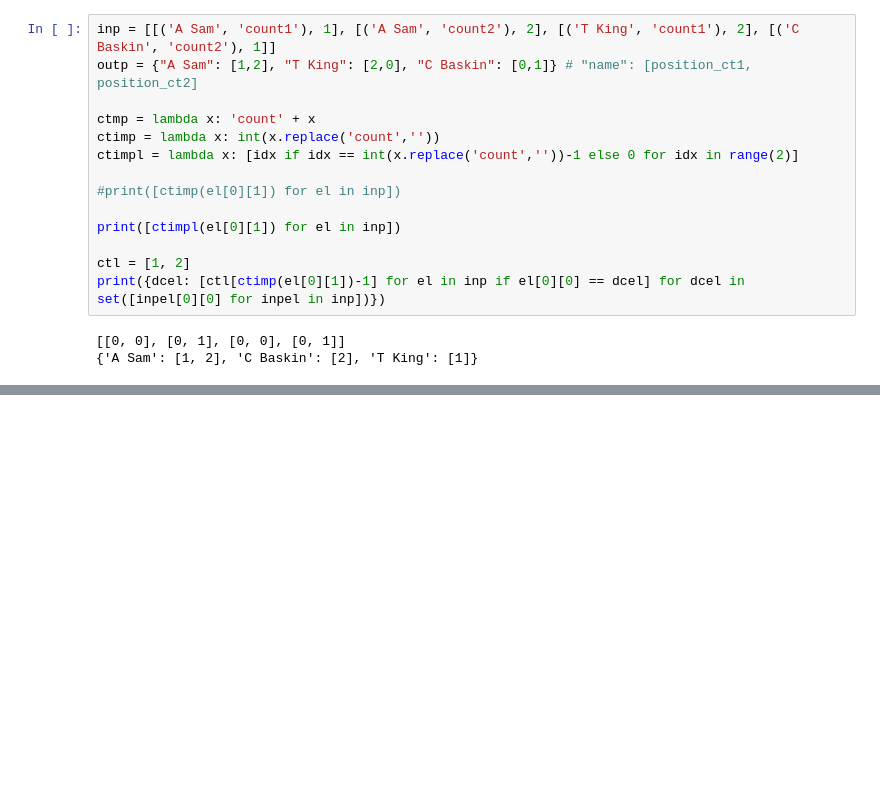
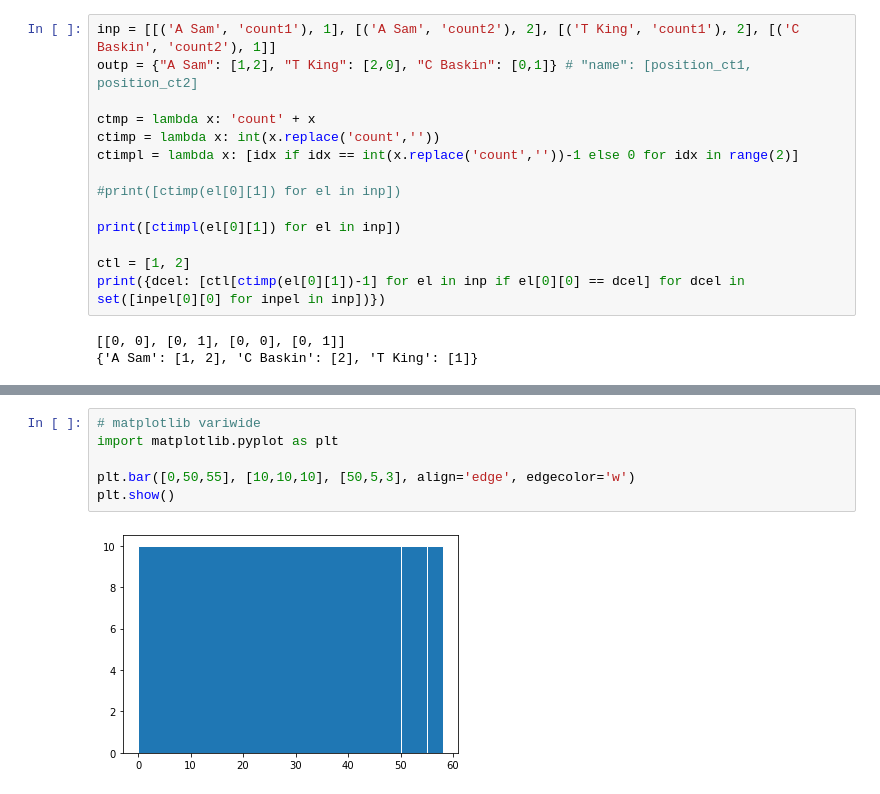
Before and after one commit to Unilmalas/TextAI, a Jupyter notebook: snippets 39.ipynb, the cells around one changed output, grey strips where cells are left out. Cells and saved outputs as stored; diff of their text form; blank space fills up the shorter version.

```diff
--- a/snippets 39.ipynb
+++ b/snippets 39.ipynb
@@ -430,0 +879,8 @@ if __name__ == '__main__':
+# %%
+# matplotlib variwide
+import matplotlib.pyplot as plt
+
+plt.bar([0,50,55], [10,10,10], [50,5,3], align='edge', edgecolor='w')
+plt.show()
+# %% [output]
+[figure, added]
```
Also changed, not shown: parts of 31 cells of this notebook.
